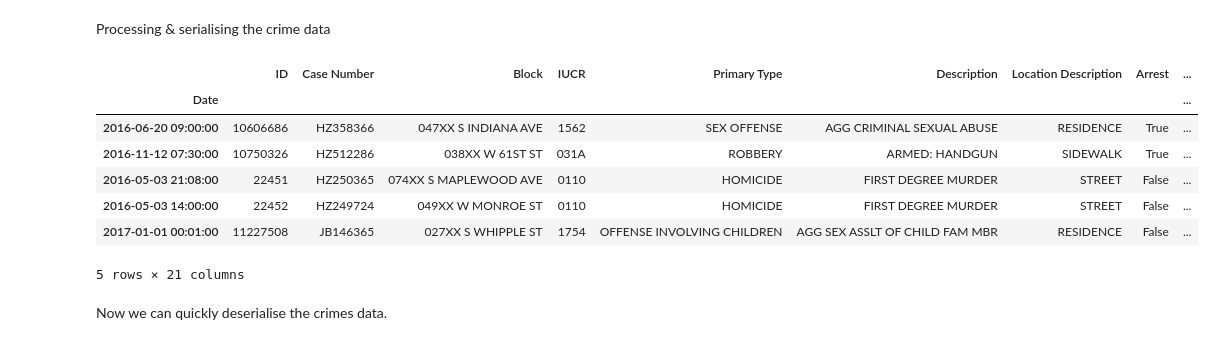
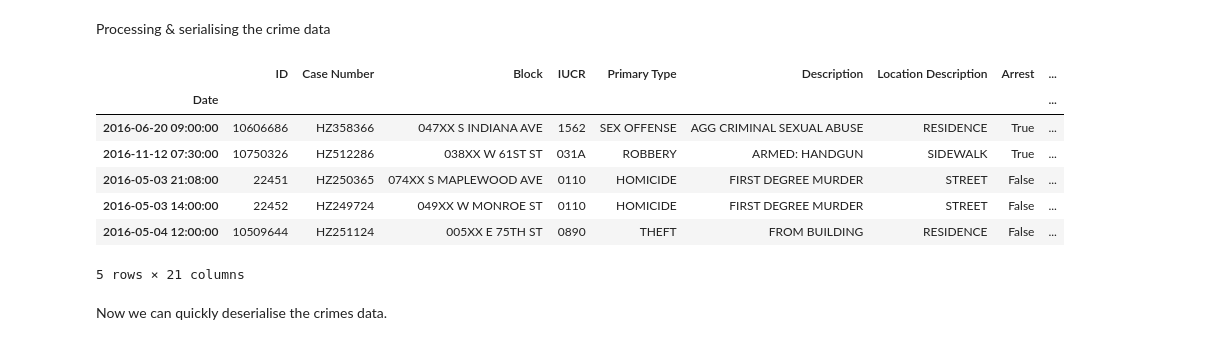
Before and after one commit to PacktPublishing/Jupyter-Notebook-for-Data-Science, a Jupyter notebook: chicago_crime_and_weather.ipynb, the cells around one changed output. Cells and saved outputs as stored; diff of their text form; code cells hidden in the pictures.

```diff
--- a/chicago_crime_and_weather.ipynb
+++ b/chicago_crime_and_weather.ipynb
@@ -17,34 +17,34 @@ the rest (mainly due to memory constraints of the machines people might want to
 First lets define the paths globally, so that later we can skip the serialising step.
 # %%
 crimes_raw_file_path = 'data/chicago_crime/Crimes_-_2001_to_present.csv'
-crimes_file_path = 'data/chicago_crime/crimes.csv.gzip'
+crimes_file_path = 'data/chicago_crime/crimes.csv'
 # %% [markdown]
 Processing & serialising the crime data
 # %%
 chunksize = 100000
 df_chunks = []
 
 for df in pd.read_csv(
     crimes_raw_file_path, parse_dates=[2], index_col=[2],
     chunksize=chunksize, iterator=True, low_memory=True
 ):
     df = df['2016-01-01':'2016-12-31']
     df_chunks.append(df)
 
 crimes2016 = pd.concat(df_chunks)
 
 # Serialising & compressing the data
-crimes2016.sort_index(ascending=True).to_csv(crimes_file_path, compression='gzip')
+crimes2016.sort_index(ascending=True).to_csv(crimes_file_path)
 
 crimes2016.head()
 # %% [output]
 |  | ID | Case Number | Block | IUCR | Primary Type | Description | Location Description | Arrest | ... |
 | Date |  |  |  |  |  |  |  |  | ... |
 | 2016-06-20 09:00:00 | 10606686 | HZ358366 | 047XX S INDIANA AVE | 1562 | SEX OFFENSE | AGG CRIMINAL SEXUAL ABUSE | RESIDENCE | True | ... |
 | 2016-11-12 07:30:00 | 10750326 | HZ512286 | 038XX W 61ST ST | 031A | ROBBERY | ARMED: HANDGUN | SIDEWALK | True | ... |
 | 2016-05-03 21:08:00 | 22451 | HZ250365 | 074XX S MAPLEWOOD AVE | 0110 | HOMICIDE | FIRST DEGREE MURDER | STREET | False | ... |
 | 2016-05-03 14:00:00 | 22452 | HZ249724 | 049XX W MONROE ST | 0110 | HOMICIDE | FIRST DEGREE MURDER | STREET | False | ... |
-| 2017-01-01 00:01:00 | 11227508 | JB146365 | 027XX S WHIPPLE ST | 1754 | OFFENSE INVOLVING CHILDREN | AGG SEX ASSLT OF CHILD FAM MBR | RESIDENCE | False | ... |
+| 2016-05-04 12:00:00 | 10509644 | HZ251124 | 005XX E 75TH ST | 0890 | THEFT | FROM BUILDING | RESIDENCE | False | ... |
 5 rows × 21 columns
 # %% [markdown]
 Now we can quickly deserialise the crimes data.
```
Also changed, not shown: parts of 10 cells of this notebook, 4 other files.
